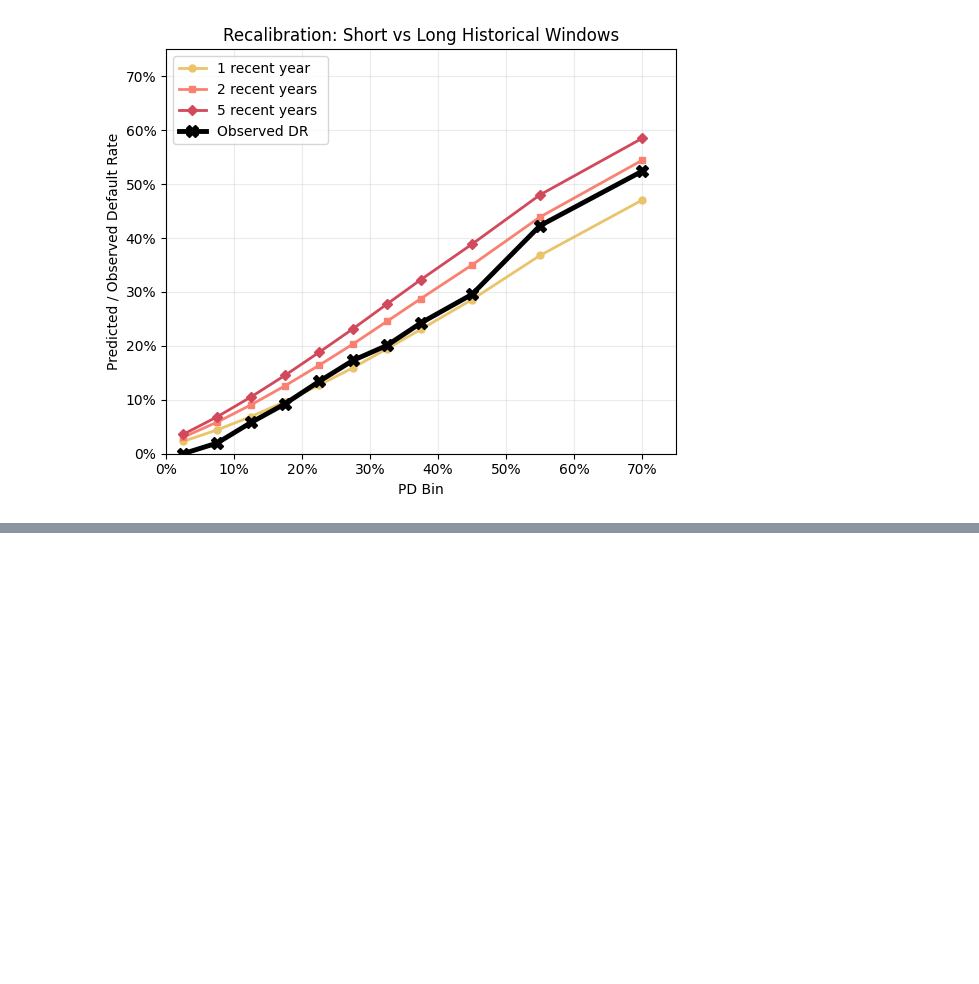
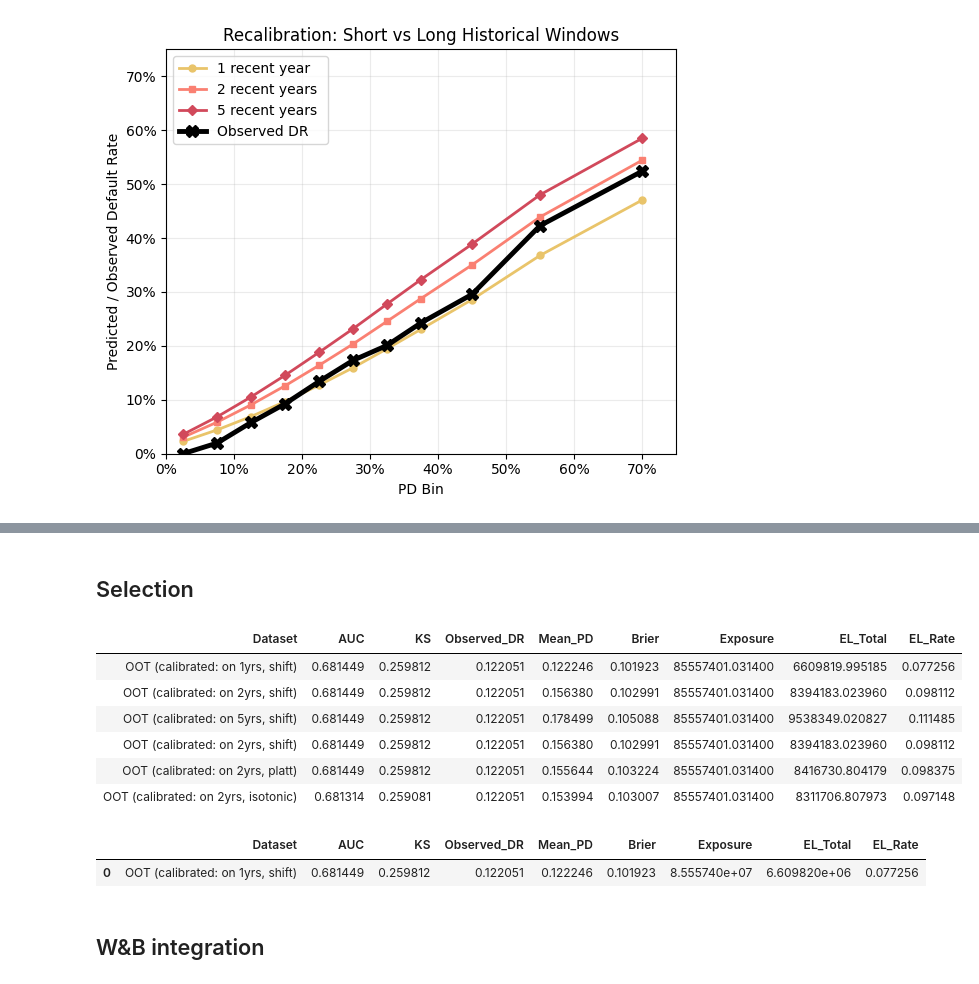
Before and after one commit to kostis2019/CREDIT-RISK-FRAMEWORK, a Jupyter notebook: notebooks/04_calibration.ipynb, the cells around one changed output, grey strips where cells are left out. Cells and saved outputs as stored; diff of their text form; code cells hidden in the pictures; blank space fills up the shorter version.

```diff
--- a/notebooks/04_calibration.ipynb
+++ b/notebooks/04_calibration.ipynb
@@ -247,0 +256,9 @@ plot_calibration_comparison(y_oot,
+# %%
+# comparison of basic metrics
+
+results_all_m = pd.DataFrame([
+    results["calibrated: on 2yrs, shift"]["metrics_after"],
+    results["calibrated: on 2yrs, platt"]["metrics_after"],
+    results["calibrated: on 2yrs, isotonic"]["metrics_after"]
+])
+display(results_all_m.style.hide(axis="index"))
@@ -247,0 +301,31 @@ plot_calibration_comparison(y_oot,
+# %% [markdown]
+## Selection
+# %%
+results_all = pd.concat(
+    [results_all_w, results_all_m],
+    ignore_index=True
+)
+
+display(
+    results_all.style
+    .hide(axis="index")
+    .set_properties(
+        subset=[results_all.columns[0]],
+        **{"text-align": "left"}
+    )
+)
+
+_, best_model = calibration_selector(results_all, 'Brier')
+best_model
+# %% [output]
+| Dataset | AUC | KS | Observed_DR | Mean_PD | Brier | Exposure | EL_Total | EL_Rate |
+| OOT (calibrated: on 1yrs, shift) | 0.681449 | 0.259812 | 0.122051 | 0.122246 | 0.101923 | 85557401.031400 | 6609819.995185 | 0.077256 |
+| OOT (calibrated: on 2yrs, shift) | 0.681449 | 0.259812 | 0.122051 | 0.156380 | 0.102991 | 85557401.031400 | 8394183.023960 | 0.098112 |
+| OOT (calibrated: on 5yrs, shift) | 0.681449 | 0.259812 | 0.122051 | 0.178499 | 0.105088 | 85557401.031400 | 9538349.020827 | 0.111485 |
+| OOT (calibrated: on 2yrs, shift) | 0.681449 | 0.259812 | 0.122051 | 0.156380 | 0.102991 | 85557401.031400 | 8394183.023960 | 0.098112 |
+| OOT (calibrated: on 2yrs, platt) | 0.681449 | 0.259812 | 0.122051 | 0.155644 | 0.103224 | 85557401.031400 | 8416730.804179 | 0.098375 |
+| OOT (calibrated: on 2yrs, isotonic) | 0.681314 | 0.259081 | 0.122051 | 0.153994 | 0.103007 | 85557401.031400 | 8311706.807973 | 0.097148 |
+|  | Dataset | AUC | KS | Observed_DR | Mean_PD | Brier | Exposure | EL_Total | EL_Rate |
+| 0 | OOT (calibrated: on 1yrs, shift) | 0.681449 | 0.259812 | 0.122051 | 0.122246 | 0.101923 | 8.555740e+07 | 6.609820e+06 | 0.077256 |
+# %% [markdown]
+## W&B integration
```
Also changed, not shown: parts of 15 cells of this notebook, 9 other files.
